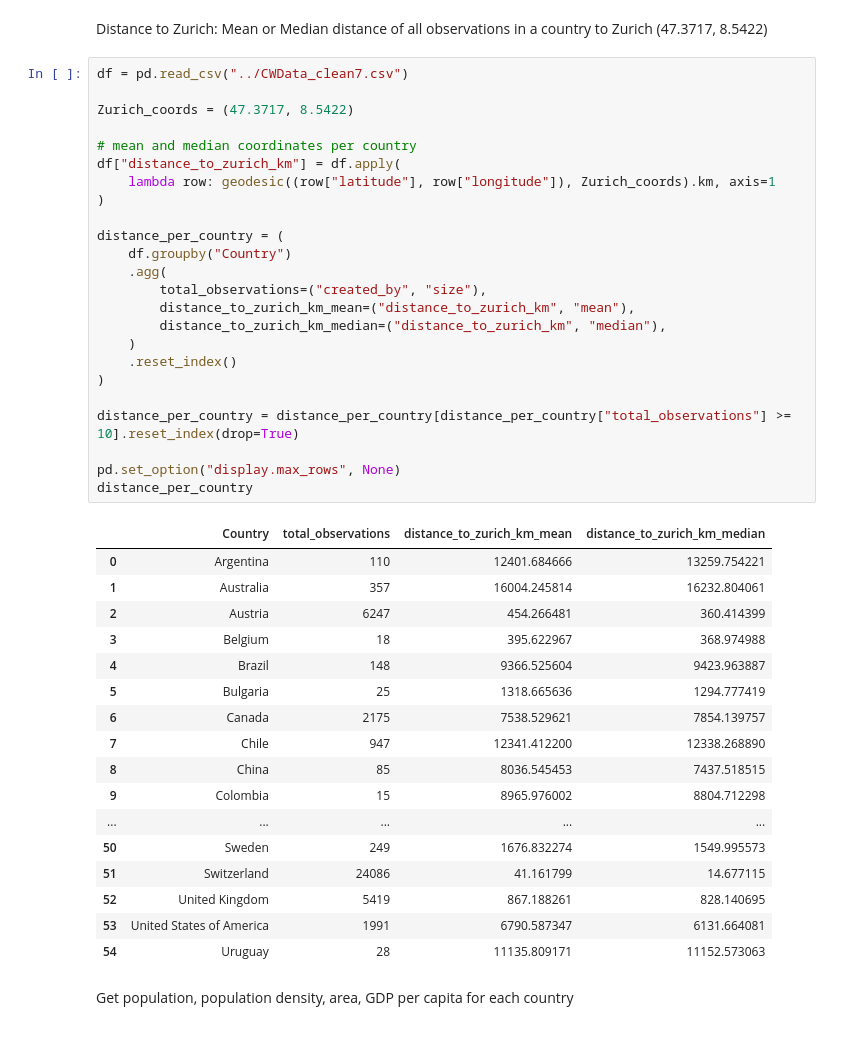
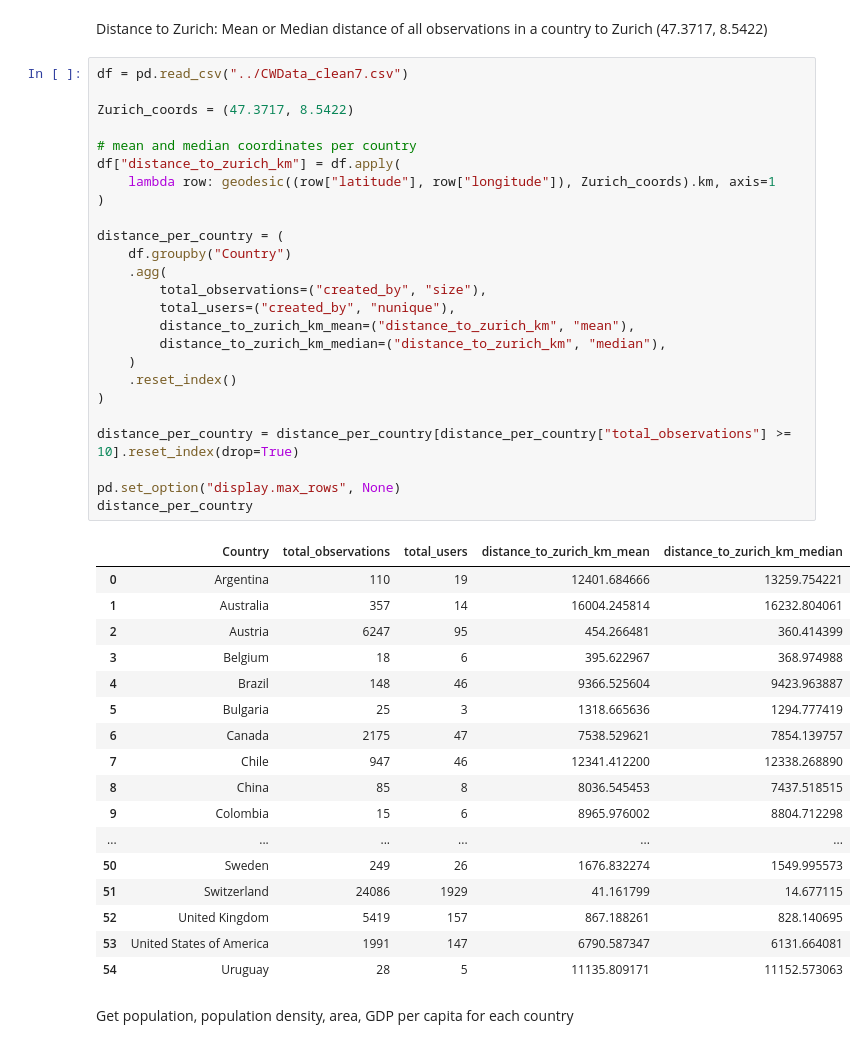
Before and after one commit to yannicknicolaswirz/Master_Thesis, a Jupyter notebook: Code/Part3_Regression.ipynb, the cells around one changed output. Saved outputs shown, nothing was run; the diff lists cells and outputs as text.

```diff
--- a/Code/Part3_Regression.ipynb
+++ b/Code/Part3_Regression.ipynb
@@ -55,45 +53,46 @@ Distance to Zurich: Mean or Median distance of all observations in a country to
 # %%
 df = pd.read_csv("../CWData_clean7.csv")
 
 Zurich_coords = (47.3717, 8.5422)
 
 # mean and median coordinates per country
 df["distance_to_zurich_km"] = df.apply(
     lambda row: geodesic((row["latitude"], row["longitude"]), Zurich_coords).km, axis=1
 )
 
 distance_per_country = (
     df.groupby("Country")
     .agg(
         total_observations=("created_by", "size"),
+        total_users=("created_by", "nunique"),
         distance_to_zurich_km_mean=("distance_to_zurich_km", "mean"),
         distance_to_zurich_km_median=("distance_to_zurich_km", "median"),
     )
     .reset_index()
 )
 
 distance_per_country = distance_per_country[distance_per_country["total_observations"] >= 10].reset_index(drop=True)
 
 pd.set_option("display.max_rows", None)
 distance_per_country
 # %% [output]
-|  | Country | total_observations | distance_to_zurich_km_mean | distance_to_zurich_km_median |
-| 0 | Argentina | 110 | 12401.684666 | 13259.754221 |
-| 1 | Australia | 357 | 16004.245814 | 16232.804061 |
-| 2 | Austria | 6247 | 454.266481 | 360.414399 |
-| 3 | Belgium | 18 | 395.622967 | 368.974988 |
-| 4 | Brazil | 148 | 9366.525604 | 9423.963887 |
-| 5 | Bulgaria | 25 | 1318.665636 | 1294.777419 |
-| 6 | Canada | 2175 | 7538.529621 | 7854.139757 |
-| 7 | Chile | 947 | 12341.412200 | 12338.268890 |
-| 8 | China | 85 | 8036.545453 | 7437.518515 |
-| 9 | Colombia | 15 | 8965.976002 | 8804.712298 |
-| ... | ... | ... | ... | ... |
-| 50 | Sweden | 249 | 1676.832274 | 1549.995573 |
-| 51 | Switzerland | 24086 | 41.161799 | 14.677115 |
-| 52 | United Kingdom | 5419 | 867.188261 | 828.140695 |
-| 53 | United States of America | 1991 | 6790.587347 | 6131.664081 |
-| 54 | Uruguay | 28 | 11135.809171 | 11152.573063 |
+|  | Country | total_observations | total_users | distance_to_zurich_km_mean | distance_to_zurich_km_median |
+| 0 | Argentina | 110 | 19 | 12401.684666 | 13259.754221 |
+| 1 | Australia | 357 | 14 | 16004.245814 | 16232.804061 |
+| 2 | Austria | 6247 | 95 | 454.266481 | 360.414399 |
+| 3 | Belgium | 18 | 6 | 395.622967 | 368.974988 |
+| 4 | Brazil | 148 | 46 | 9366.525604 | 9423.963887 |
+| 5 | Bulgaria | 25 | 3 | 1318.665636 | 1294.777419 |
+| 6 | Canada | 2175 | 47 | 7538.529621 | 7854.139757 |
+| 7 | Chile | 947 | 46 | 12341.412200 | 12338.268890 |
+| 8 | China | 85 | 8 | 8036.545453 | 7437.518515 |
+| 9 | Colombia | 15 | 6 | 8965.976002 | 8804.712298 |
+| ... | ... | ... | ... | ... | ... |
+| 50 | Sweden | 249 | 26 | 1676.832274 | 1549.995573 |
+| 51 | Switzerland | 24086 | 1929 | 41.161799 | 14.677115 |
+| 52 | United Kingdom | 5419 | 157 | 867.188261 | 828.140695 |
+| 53 | United States of America | 1991 | 147 | 6790.587347 | 6131.664081 |
+| 54 | Uruguay | 28 | 5 | 11135.809171 | 11152.573063 |
 # %% [markdown]
 Get population, population density, area, GDP per capita for each country
 # %%
```
Also changed, not shown: parts of 7 cells of this notebook, 4 other files.
